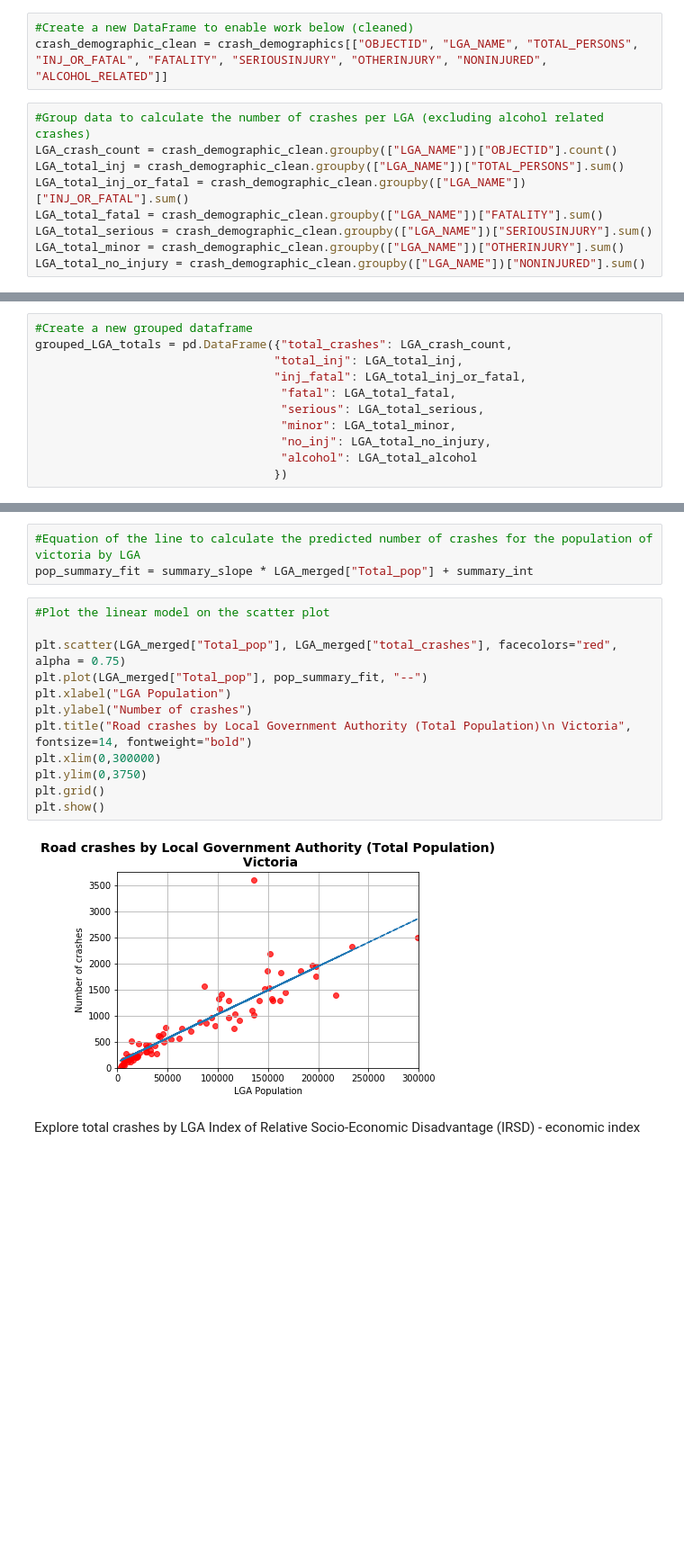
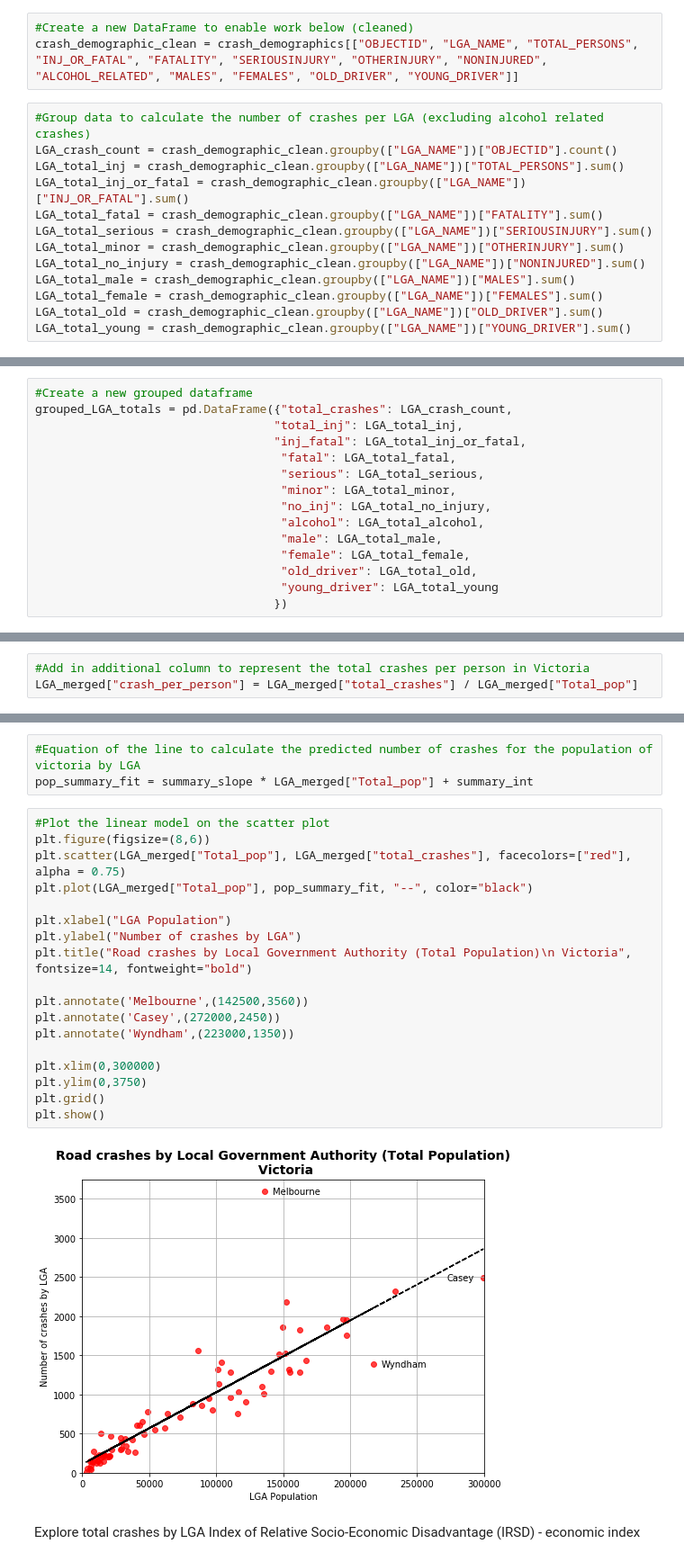
Before and after one commit to Jamie-GiHu/Turqoise-Bears-Project-Repo, a Jupyter notebook: Vic_Crash_analysis.ipynb, the cells around one changed output, grey strips where cells are left out. Shown at 90% size. Cells and saved outputs as stored; diff of their text form; blank space fills up the shorter version.

Commit message:
Commit with updated charts and graphs
To Friday 10 July

```diff
--- a/Vic_Crash_analysis.ipynb
+++ b/Vic_Crash_analysis.ipynb
@@ -231,7 +230,7 @@ crash_demographics[crash_demographics.LGA_NAME != 'MOUNT BULLER ALPINE RESOR']
 ### Final tidy up of the data to get ready for analysis
 # %%
 #Create a new DataFrame to enable work below (cleaned)
-crash_demographic_clean = crash_demographics[["OBJECTID", "LGA_NAME", "TOTAL_PERSONS", "INJ_OR_FATAL", "FATALITY", "SERIOUSINJURY", "OTHERINJURY", "NONINJURED", "ALCOHOL_RELATED"]]
+crash_demographic_clean = crash_demographics[["OBJECTID", "LGA_NAME", "TOTAL_PERSONS", "INJ_OR_FATAL", "FATALITY", "SERIOUSINJURY", "OTHERINJURY", "NONINJURED", "ALCOHOL_RELATED", "MALES", "FEMALES", "OLD_DRIVER", "YOUNG_DRIVER"]]
 # %%
 #Group data to calculate the number of crashes per LGA (excluding alcohol related crashes)
 LGA_crash_count = crash_demographic_clean.groupby(["LGA_NAME"])["OBJECTID"].count()
@@ -241,4 +240,8 @@ LGA_total_fatal = crash_demographic_clean.groupby(["LGA_NAME"])["FATALITY"].sum(
 LGA_total_serious = crash_demographic_clean.groupby(["LGA_NAME"])["SERIOUSINJURY"].sum()
 LGA_total_minor = crash_demographic_clean.groupby(["LGA_NAME"])["OTHERINJURY"].sum()
 LGA_total_no_injury = crash_demographic_clean.groupby(["LGA_NAME"])["NONINJURED"].sum()
+LGA_total_male = crash_demographic_clean.groupby(["LGA_NAME"])["MALES"].sum()
+LGA_total_female = crash_demographic_clean.groupby(["LGA_NAME"])["FEMALES"].sum()
+LGA_total_old = crash_demographic_clean.groupby(["LGA_NAME"])["OLD_DRIVER"].sum()
+LGA_total_young = crash_demographic_clean.groupby(["LGA_NAME"])["YOUNG_DRIVER"].sum()
 # %%
@@ -254,7 +257,11 @@ grouped_LGA_totals = pd.DataFrame({"total_crashes": LGA_crash_count,
                                    "serious": LGA_total_serious,
                                    "minor": LGA_total_minor,
                                    "no_inj": LGA_total_no_injury,
-                                   "alcohol": LGA_total_alcohol
+                                   "alcohol": LGA_total_alcohol,
+                                   "male": LGA_total_male,
+                                   "female": LGA_total_female,
+                                   "old_driver": LGA_total_old,
+                                   "young_driver": LGA_total_young
                                   })
 # %%
 #Replace the NaN in the file with a 0
@@ -309,3 +331,6 @@ LGA_merged = pd.merge(lga_demo_df2, group_LGA, how="outer", on="LGA")
+# %%
+#Add in additional column to represent the total crashes per person in Victoria
+LGA_merged["crash_per_person"] = LGA_merged["total_crashes"] / LGA_merged["Total_pop"]
 # %%
 LGA_merged
 # %% [output]
@@ -358,18 +455,24 @@ summary_slope, summary_int, summary_r, summary_p, summary_std_err = stats.linreg
 pop_summary_fit = summary_slope * LGA_merged["Total_pop"] + summary_int
 # %%
 #Plot the linear model on the scatter plot
+plt.figure(figsize=(8,6))
+plt.scatter(LGA_merged["Total_pop"], LGA_merged["total_crashes"], facecolors=["red"], alpha = 0.75)
+plt.plot(LGA_merged["Total_pop"], pop_summary_fit, "--", color="black")
 
-plt.scatter(LGA_merged["Total_pop"], LGA_merged["total_crashes"], facecolors="red", alpha = 0.75)
-plt.plot(LGA_merged["Total_pop"], pop_summary_fit, "--")
 plt.xlabel("LGA Population")
-plt.ylabel("Number of crashes")
+plt.ylabel("Number of crashes by LGA")
 plt.title("Road crashes by Local Government Authority (Total Population)\n Victoria", fontsize=14, fontweight="bold")
+
+plt.annotate('Melbourne',(142500,3560))
+plt.annotate('Casey',(272000,2450))
+plt.annotate('Wyndham',(223000,1350))
+
 plt.xlim(0,300000)
 plt.ylim(0,3750)
 plt.grid()
 plt.show()
 # %% [output]
-[figure, old version]
+[figure, new version]
 # %% [markdown]
 Explore total crashes by LGA Index of Relative Socio-Economic Disadvantage (IRSD) - economic index
 # %%
```
Also changed, not shown: parts of 54 cells of this notebook, 2 other files.
